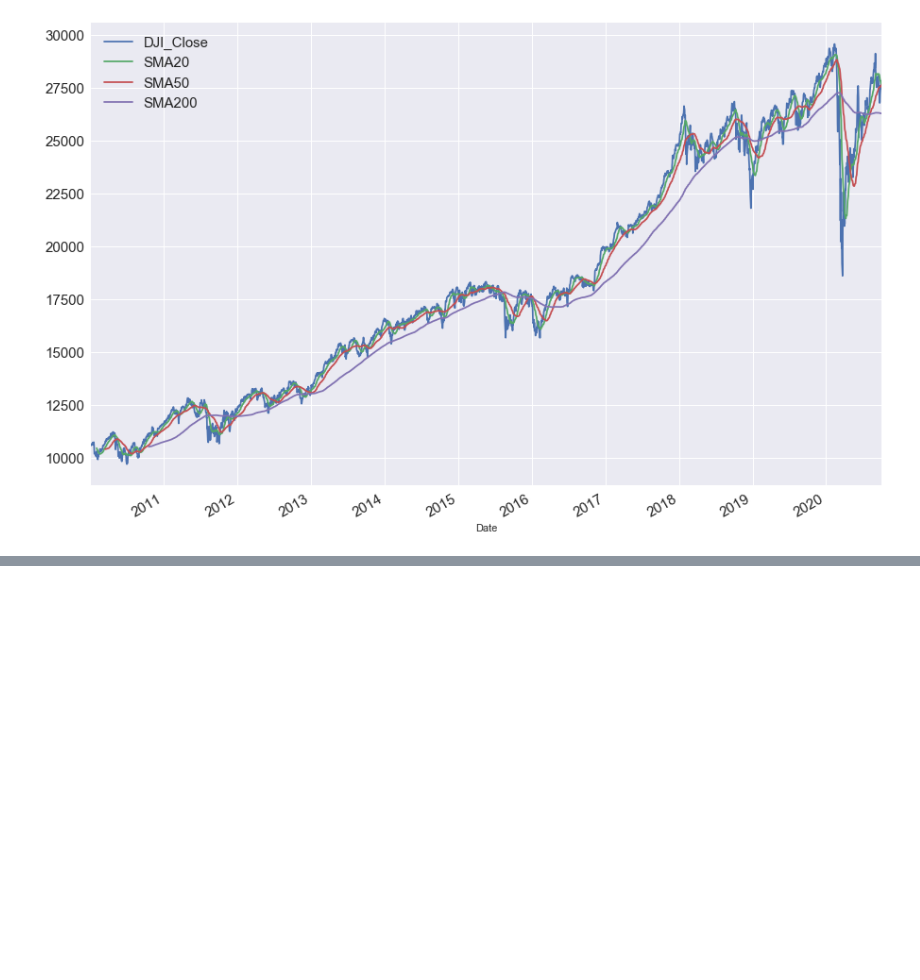
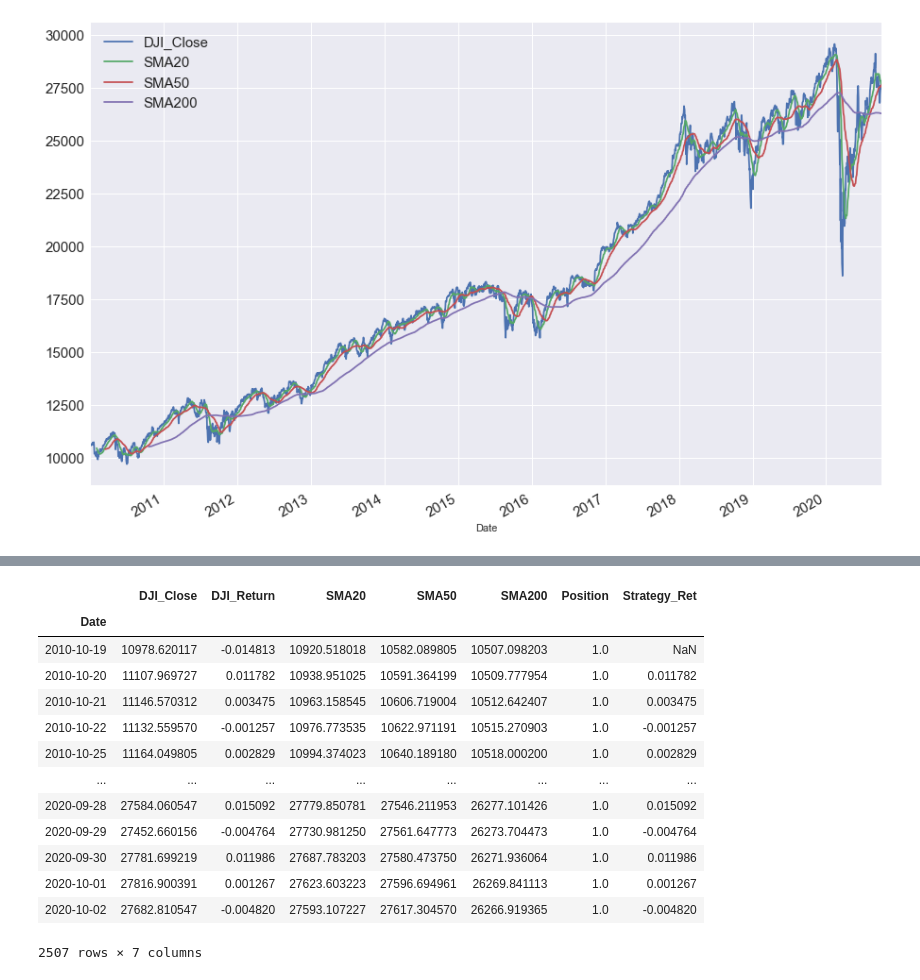
Before and after one commit to Dantarshi/DJI--Trading-Strategies-, a Jupyter notebook: DJI Strategy.ipynb, the cells around one changed output, grey strips where cells are left out. Cells and saved outputs as stored; diff of their text form; code cells hidden in the pictures; blank space fills up the shorter version.

```diff
--- a/DJI Strategy.ipynb
+++ b/DJI Strategy.ipynb
@@ -981,0 +1036,19 @@ plt.show()
+# %%
+# calculation the return on our strategy
+df_s["Strategy_Ret"] = df_s["Position"].shift() * df_s["DJI_Return"]
+df_s
+# %% [output]
+|  | DJI_Close | DJI_Return | SMA20 | SMA50 | SMA200 | Position | Strategy_Ret |
+| Date |  |  |  |  |  |  |  |
+| 2010-10-19 | 10978.620117 | -0.014813 | 10920.518018 | 10582.089805 | 10507.098203 | 1.0 | NaN |
+| 2010-10-20 | 11107.969727 | 0.011782 | 10938.951025 | 10591.364199 | 10509.777954 | 1.0 | 0.011782 |
+| 2010-10-21 | 11146.570312 | 0.003475 | 10963.158545 | 10606.719004 | 10512.642407 | 1.0 | 0.003475 |
+| 2010-10-22 | 11132.559570 | -0.001257 | 10976.773535 | 10622.971191 | 10515.270903 | 1.0 | -0.001257 |
+| 2010-10-25 | 11164.049805 | 0.002829 | 10994.374023 | 10640.189180 | 10518.000200 | 1.0 | 0.002829 |
+| ... | ... | ... | ... | ... | ... | ... | ... |
+| 2020-09-28 | 27584.060547 | 0.015092 | 27779.850781 | 27546.211953 | 26277.101426 | 1.0 | 0.015092 |
+| 2020-09-29 | 27452.660156 | -0.004764 | 27730.981250 | 27561.647773 | 26273.704473 | 1.0 | -0.004764 |
+| 2020-09-30 | 27781.699219 | 0.011986 | 27687.783203 | 27580.473750 | 26271.936064 | 1.0 | 0.011986 |
+| 2020-10-01 | 27816.900391 | 0.001267 | 27623.603223 | 27596.694961 | 26269.841113 | 1.0 | 0.001267 |
+| 2020-10-02 | 27682.810547 | -0.004820 | 27593.107227 | 27617.304570 | 26266.919365 | 1.0 | -0.004820 |
+2507 rows × 7 columns
```
Also changed, not shown: parts of 8 cells of this notebook.
